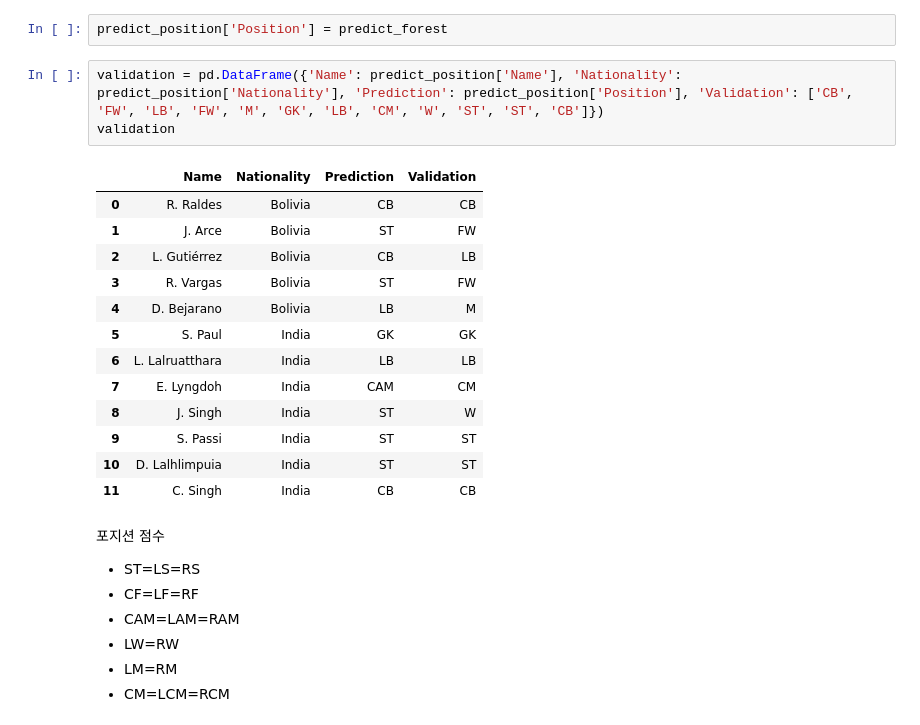
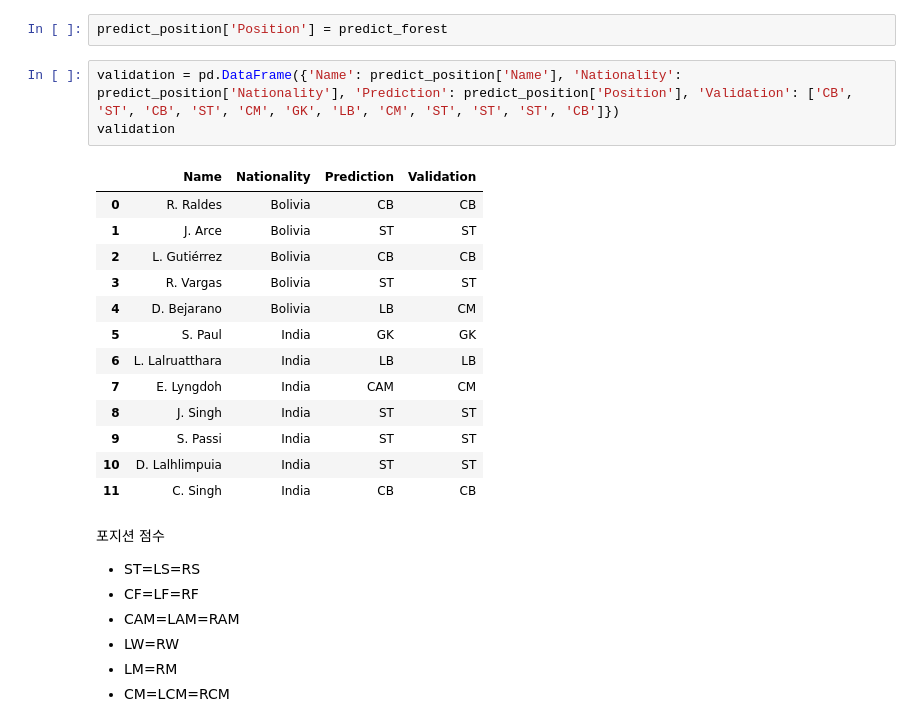
Before and after one commit to jaem1n/FIFA19-Players, a Jupyter notebook: FIFA19_5.Analysis_RandomForest.ipynb, the cells around one changed output. Drawn from its saved outputs; the diff is of its cells as text.

```diff
--- a/FIFA19_5.Analysis_RandomForest.ipynb
+++ b/FIFA19_5.Analysis_RandomForest.ipynb
@@ -131,19 +132,19 @@ predict_forest = forest.predict(test_X)
 # %%
 predict_position['Position'] = predict_forest
 # %%
-validation = pd.DataFrame({'Name': predict_position['Name'], 'Nationality': predict_position['Nationality'], 'Prediction': predict_position['Position'], 'Validation': ['CB', 'FW', 'LB', 'FW', 'M', 'GK', 'LB', 'CM', 'W', 'ST', 'ST', 'CB']})
+validation = pd.DataFrame({'Name': predict_position['Name'], 'Nationality': predict_position['Nationality'], 'Prediction': predict_position['Position'], 'Validation': ['CB', 'ST', 'CB', 'ST', 'CM', 'GK', 'LB', 'CM', 'ST', 'ST', 'ST', 'CB']})
 validation
 # %% [output]
 |  | Name | Nationality | Prediction | Validation |
 | 0 | R. Raldes | Bolivia | CB | CB |
-| 1 | J. Arce | Bolivia | ST | FW |
-| 2 | L. Gutiérrez | Bolivia | CB | LB |
-| 3 | R. Vargas | Bolivia | ST | FW |
-| 4 | D. Bejarano | Bolivia | LB | M |
+| 1 | J. Arce | Bolivia | ST | ST |
+| 2 | L. Gutiérrez | Bolivia | CB | CB |
+| 3 | R. Vargas | Bolivia | ST | ST |
+| 4 | D. Bejarano | Bolivia | LB | CM |
 | 5 | S. Paul | India | GK | GK |
 | 6 | L. Lalruatthara | India | LB | LB |
 | 7 | E. Lyngdoh | India | CAM | CM |
-| 8 | J. Singh | India | ST | W |
+| 8 | J. Singh | India | ST | ST |
 | 9 | S. Passi | India | ST | ST |
 | 10 | D. Lalhlimpuia | India | ST | ST |
 | 11 | C. Singh | India | CB | CB |
```
Also changed, not shown: 1 other file.
